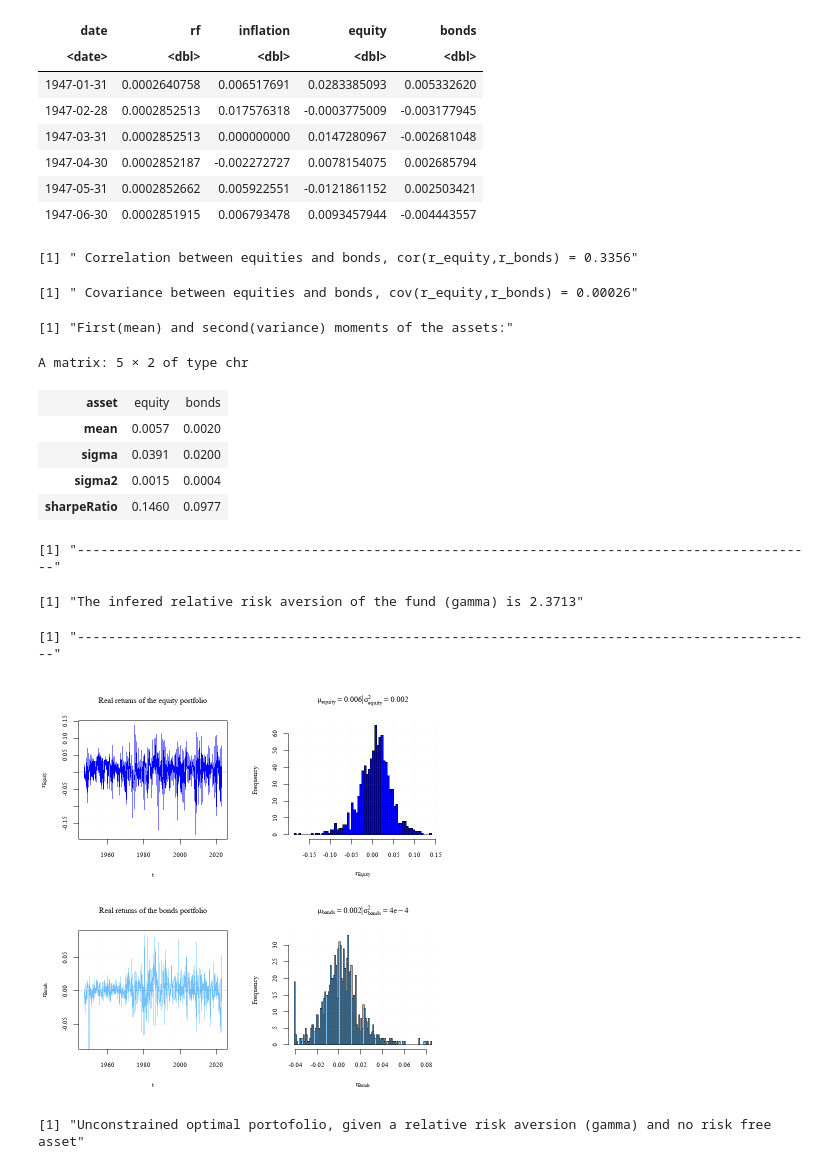
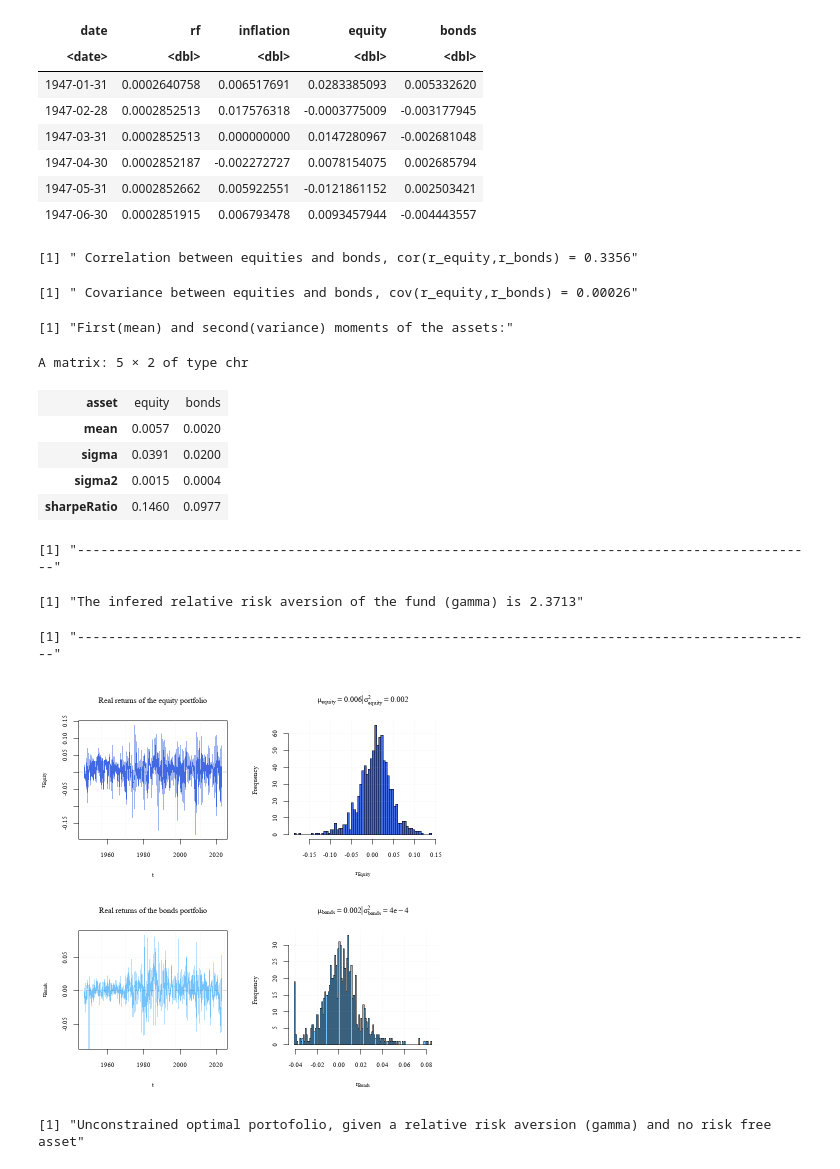
Before and after one commit to S2310053/GRA6560, a Jupyter notebook: main_code.ipynb, the cells around one changed output. Drawn from its saved outputs; the diff is of its cells as text; code cells hidden in the pictures.

```diff
--- a/main_code.ipynb
+++ b/main_code.ipynb
@@ -74,7 +92,7 @@ A tibble: 6 × 5
 ##
 #  2.1 This cell infers the relative risk aversion of the fund (gamma)
 #  based on the two moments of real returns from equities and bonds
-#
+##
 
 # Gets the mean, variance and correlation of equities and bonds
 # Uses real returns = (1 + nominal returns) / (1 +  inflation) - 1
@@ -131,7 +149,7 @@ paste("-------------------------------------------------------------------------
 # Plot the distributions of real returns for the assets
 date <- data7030$date
 par(mfrow = c(2,2), family = "Times New Roman")
-colEquity <- "blue"
+colEquity <- "royalblue"
 colBonds  <- "#73C2FB"
 
 # Plots the real returns of equity
@@ -152,34 +170,34 @@ grid(col = adjustcolor("gray70", alpha.f = 0.2), lwd = 1)
 # Plots the real returns of bonds
 t1 <- "Real returns of the bonds portfolio"
 t2 <- TeX(paste("$\\mu_{bonds} = ", round(muRealBonds, 3),
                 "| \\sigma^2_{bonds} = ", round(varRealBonds, 4),"$"
          ))
 x1 <- TeX("$t$")
 y1 <- TeX("$r_{Bonds}$")
 x2 <- TeX("$r_{Bonds}$")
 # Truncates lowest 2% values to get a cleaner plot
 qL      <- quantile(rRealBonds, 0.02)
 returns <- rRealBonds*(rRealBonds > qL) + qL*(rRealBonds <= qL)
 plot(date, rRealBonds, type = "l", main = t1, xlab = x1, ylab = y1,
      ylim = c(quantile(rRealBonds, 0.001), max(rRealBonds)), lwd = 1, col = colBonds)
 grid(col = adjustcolor("gray70", alpha.f = 0.2), lwd = 1)
 abline(h = 0, col = colAbline, lwd = 2, lty = 2)
 hist(returns, breaks = 100, freq = T, main = t2, xlab = x2, col = colBonds)
 grid(col = adjustcolor("gray70", alpha.f = 0.2), lwd = 1)
 # %% [output]
 [1] " Correlation between equities and bonds, cor(r_equity,r_bonds) = 0.3356"
 [1] " Covariance between equities and bonds, cov(r_equity,r_bonds) = 0.00026"
 [1] "First(mean) and second(variance) moments of the assets:"
 A matrix: 5 × 2 of type chr
 | asset | equity | bonds |
 | mean | 0.0057 | 0.0020 |
 | sigma | 0.0391 | 0.0200 |
 | sigma2 | 0.0015 | 0.0004 |
 | sharpeRatio | 0.1460 | 0.0977 |
 [1] "-----------------------------------------------------------------------------------------------"
 [1] "The infered relative risk aversion of the fund (gamma) is 2.3713"
 [1] "-----------------------------------------------------------------------------------------------"
-[figure, old version]
+[figure, new version]
 # %%
 ##
 #  2.2 This Analyzes improvement in certainty equivalent if investing in rf
```
Also changed, not shown: parts of 8 cells of this notebook.
